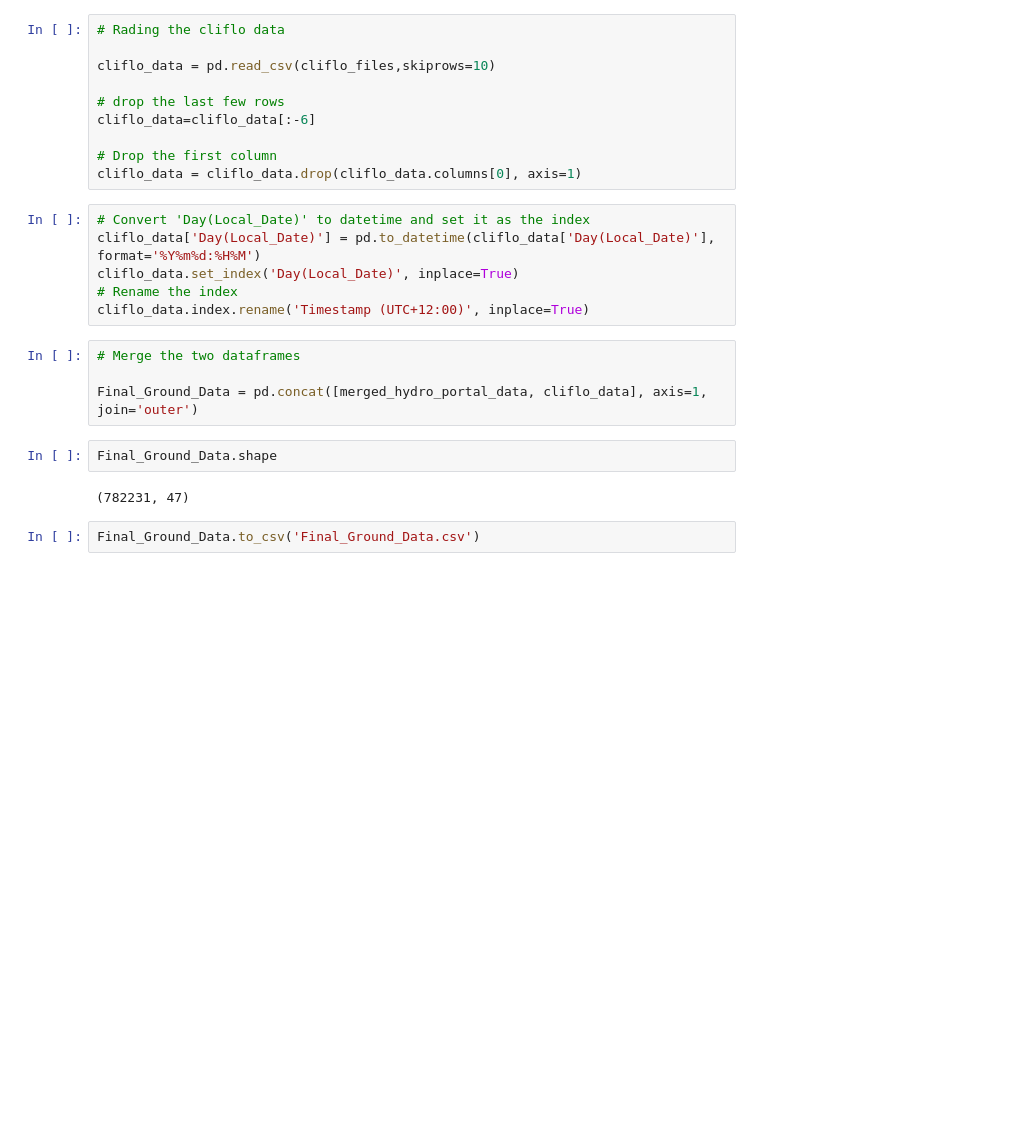
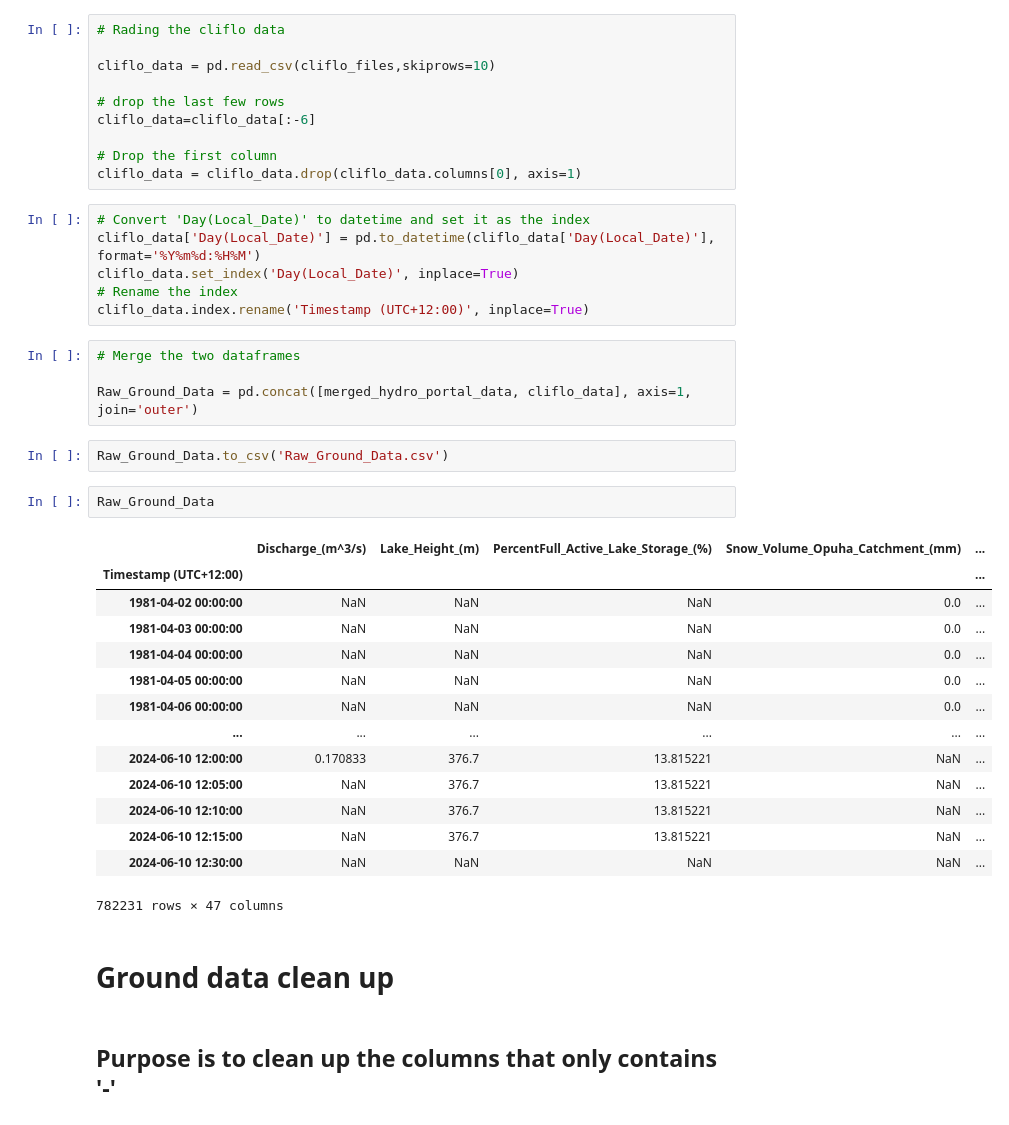
Before and after one commit to zhouhao-matt/CodeWorks, a Jupyter notebook: 69660_New/ground_fixup.ipynb, the cells around one changed output. Saved outputs shown, nothing was run; the diff lists cells and outputs as text; blank space fills up the shorter version.

```diff
--- a/69660_New/ground_fixup.ipynb
+++ b/69660_New/ground_fixup.ipynb
@@ -81,10 +108,27 @@ cliflo_data.index.rename('Timestamp (UTC+12:00)', inplace=True)
 # %%
 # Merge the two dataframes
 
-Final_Ground_Data = pd.concat([merged_hydro_portal_data, cliflo_data], axis=1, join='outer')
+Raw_Ground_Data = pd.concat([merged_hydro_portal_data, cliflo_data], axis=1, join='outer')
-# %%
-Final_Ground_Data.shape
-# %% [output]
-(782231, 47)
 # %%
-Final_Ground_Data.to_csv('Final_Ground_Data.csv')
+Raw_Ground_Data.to_csv('Raw_Ground_Data.csv')
+# %%
+Raw_Ground_Data
+# %% [output]
+|  | Discharge_(m^3/s) | Lake_Height_(m) | PercentFull_Active_Lake_Storage_(%) | Snow_Volume_Opuha_Catchment_(mm) | ... |
+| Timestamp (UTC+12:00) |  |  |  |  | ... |
+| 1981-04-02 00:00:00 | NaN | NaN | NaN | 0.0 | ... |
+| 1981-04-03 00:00:00 | NaN | NaN | NaN | 0.0 | ... |
+| 1981-04-04 00:00:00 | NaN | NaN | NaN | 0.0 | ... |
+| 1981-04-05 00:00:00 | NaN | NaN | NaN | 0.0 | ... |
+| 1981-04-06 00:00:00 | NaN | NaN | NaN | 0.0 | ... |
+| ... | ... | ... | ... | ... | ... |
+| 2024-06-10 12:00:00 | 0.170833 | 376.7 | 13.815221 | NaN | ... |
+| 2024-06-10 12:05:00 | NaN | 376.7 | 13.815221 | NaN | ... |
+| 2024-06-10 12:10:00 | NaN | 376.7 | 13.815221 | NaN | ... |
+| 2024-06-10 12:15:00 | NaN | 376.7 | 13.815221 | NaN | ... |
+| 2024-06-10 12:30:00 | NaN | NaN | NaN | NaN | ... |
+782231 rows × 47 columns
+# %% [markdown]
+# Ground data clean up
+# %% [markdown]
+## Purpose is to clean up the columns that only contains '-'
```
Also changed, not shown: parts of 8 cells of this notebook, 7 other files.
